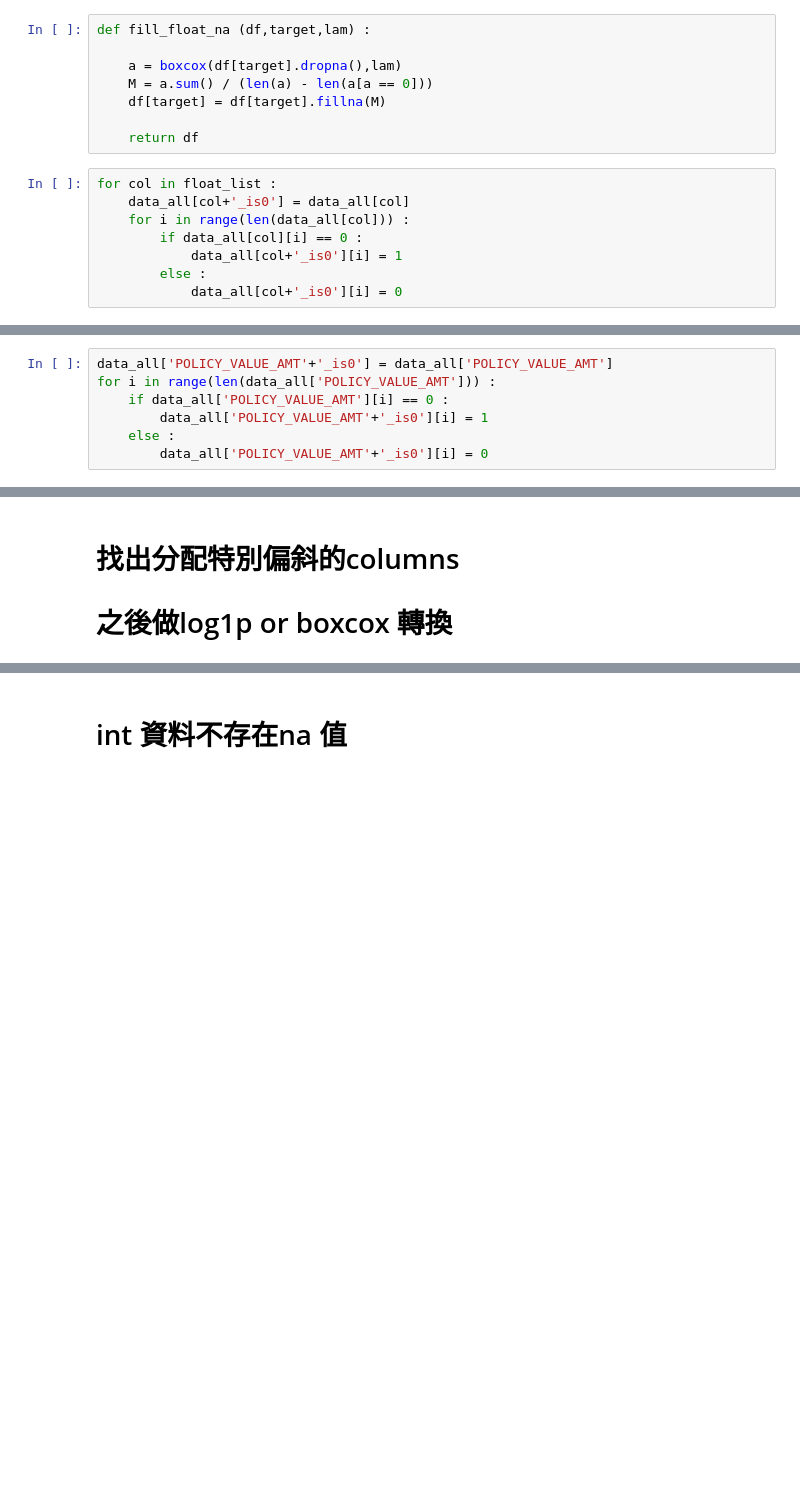
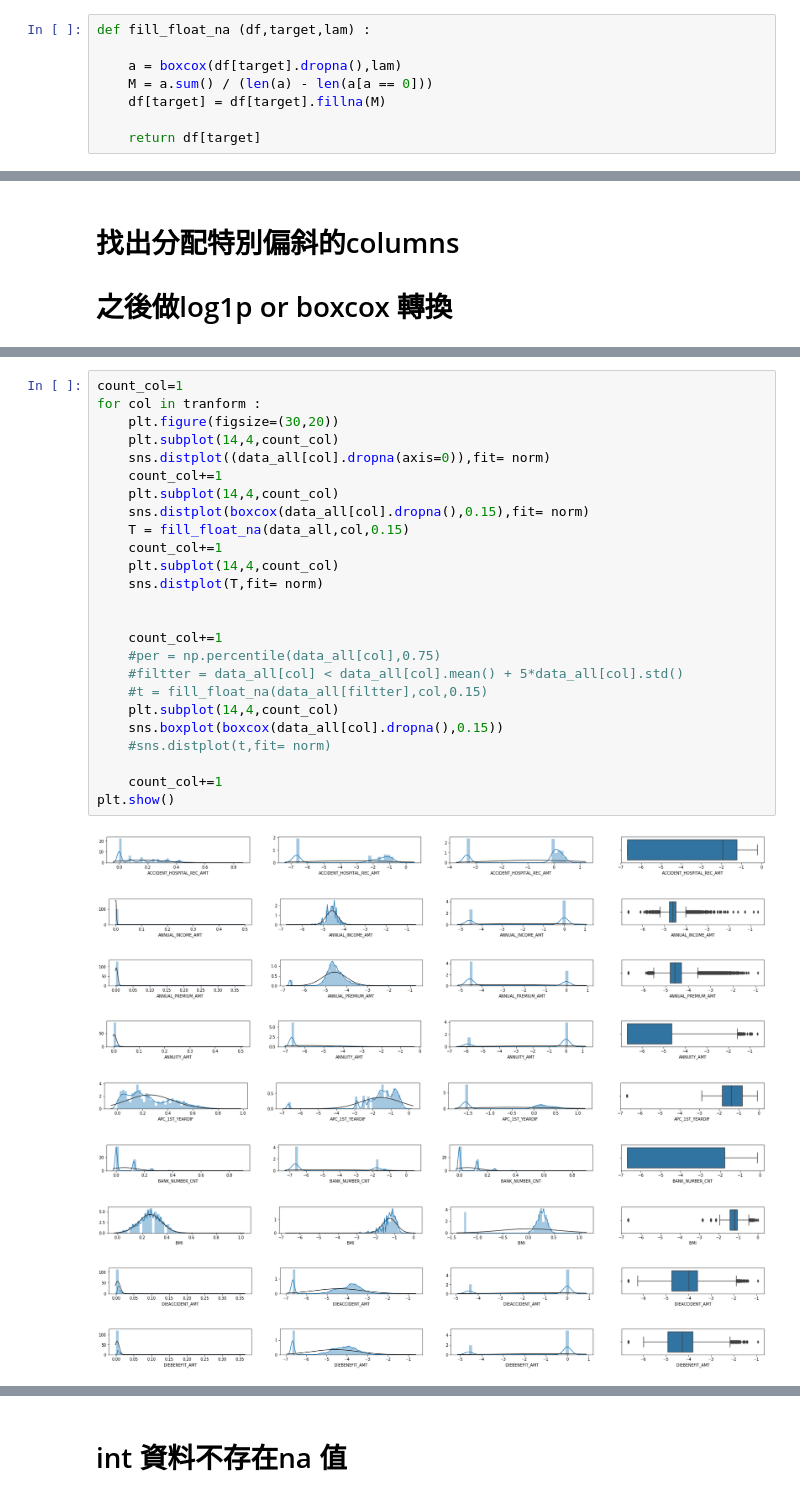
Before and after one commit to jeff20628m/------, a Jupyter notebook: code/EDA2.ipynb, the cells around one changed output, grey strips where cells are left out. Drawn from its saved outputs; the diff is of its cells as text; blank space fills up the shorter version.

```diff
--- a/code/EDA2.ipynb
+++ b/code/EDA2.ipynb
@@ -245,12 +239,4 @@ def fill_float_na (df,target,lam) :
     M = a.sum() / (len(a) - len(a[a == 0]))
     df[target] = df[target].fillna(M)
 
-    return df
+    return df[target]
-# %%
-for col in float_list :
-    data_all[col+'_is0'] = data_all[col]
-    for i in range(len(data_all[col])) :
-        if data_all[col][i] == 0 :
-            data_all[col+'_is0'][i] = 1
-        else :
-            data_all[col+'_is0'][i] = 0
@@ -259,7 +242,0 @@ SyntaxError: invalid syntax (<ipython-input-98-6e3c940ffb72>, line 1)
-# %%
-data_all['POLICY_VALUE_AMT'+'_is0'] = data_all['POLICY_VALUE_AMT']
-for i in range(len(data_all['POLICY_VALUE_AMT'])) :
-    if data_all['POLICY_VALUE_AMT'][i] == 0 :
-        data_all['POLICY_VALUE_AMT'+'_is0'][i] = 1
-    else :
-        data_all['POLICY_VALUE_AMT'+'_is0'][i] = 0
@@ -284,0 +260,35 @@ Name: POLICY_VALUE_AMT_isnot, Length: 250000, dtype: int64
+# %%
+count_col=1
+for col in tranform :
+    plt.figure(figsize=(30,20))
+    plt.subplot(14,4,count_col)
+    sns.distplot((data_all[col].dropna(axis=0)),fit= norm)
+    count_col+=1
+    plt.subplot(14,4,count_col)
+    sns.distplot(boxcox(data_all[col].dropna(),0.15),fit= norm)
+    T = fill_float_na(data_all,col,0.15)
+    count_col+=1
+    plt.subplot(14,4,count_col)
+    sns.distplot(T,fit= norm)
+
+
+    count_col+=1
+    #per = np.percentile(data_all[col],0.75)
+    #filtter = data_all[col] < data_all[col].mean() + 5*data_all[col].std()
+    #t = fill_float_na(data_all[filtter],col,0.15)
+    plt.subplot(14,4,count_col)
+    sns.boxplot(boxcox(data_all[col].dropna(),0.15))
+    #sns.distplot(t,fit= norm)
+
+    count_col+=1
+plt.show()
+# %% [output]
+[figure, added]
+[figure, added]
+[figure, added]
+[figure, added]
+[figure, added]
+[figure, added]
+[figure, added]
+[figure, added]
+[figure, added]
```
Also changed, not shown: parts of 47 cells of this notebook, 1 other file.
